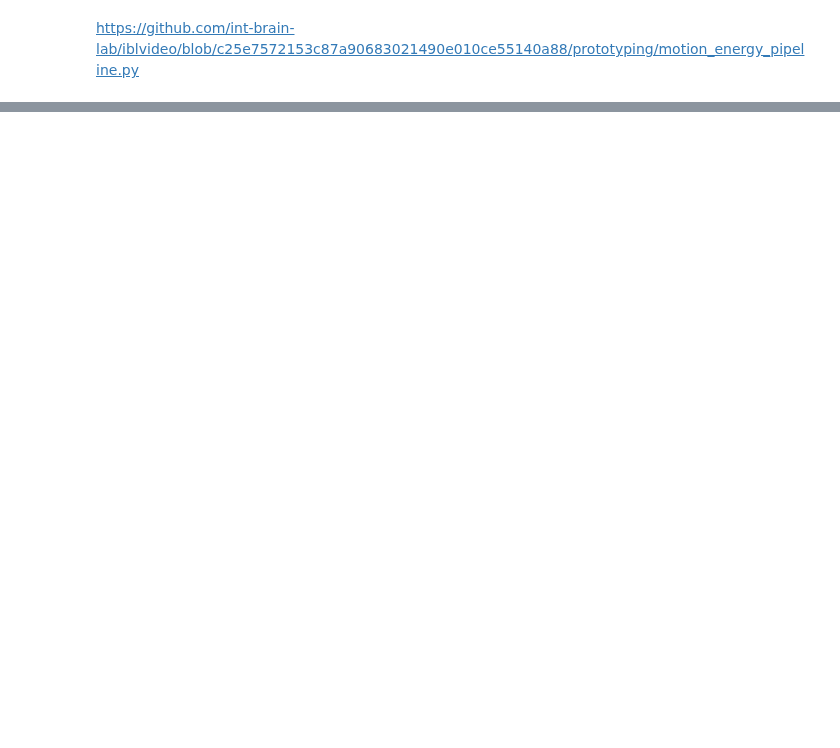
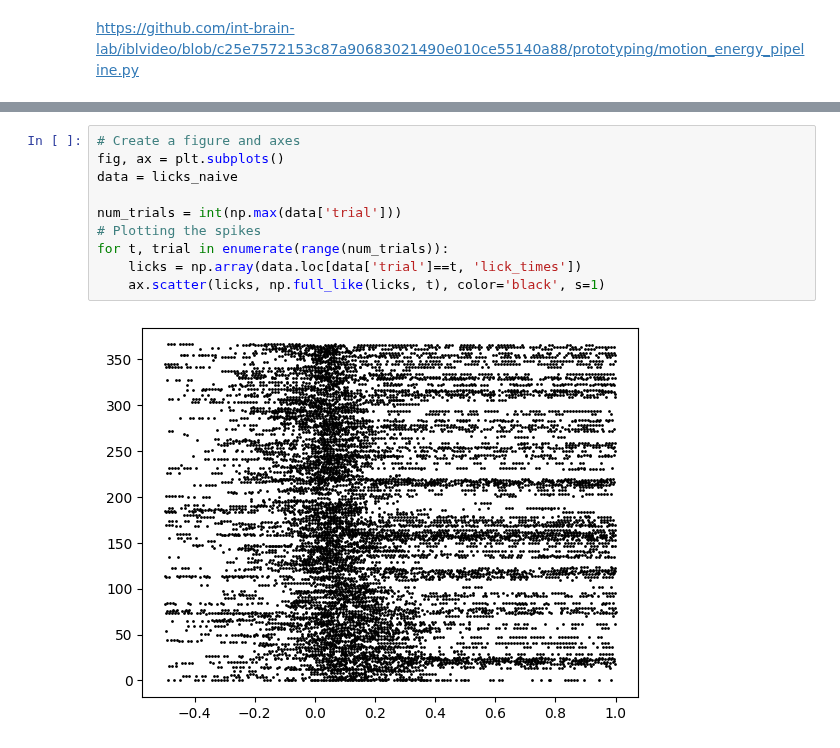
Before and after one commit to ineslaranjeira/representation_learning_variability, a Jupyter notebook: Video/Licking/licking.ipynb, the cells around one changed output, grey strips where cells are left out. Saved outputs shown, nothing was run; the diff lists cells and outputs as text; blank space fills up the shorter version.

```diff
--- a/Video/Licking/licking.ipynb
+++ b/Video/Licking/licking.ipynb
@@ -89,0 +99,12 @@ ConnectionError: HTTPSConnectionPool(host='alyx.internationalbrainlab.org', port
+# %%
+# Create a figure and axes
+fig, ax = plt.subplots()
+data = licks_naive
+
+num_trials = int(np.max(data['trial']))
+# Plotting the spikes
+for t, trial in enumerate(range(num_trials)):
+    licks = np.array(data.loc[data['trial']==t, 'lick_times'])
+    ax.scatter(licks, np.full_like(licks, t), color='black', s=1)
+# %% [output]
+[figure, added]
```
Also changed, not shown: parts of 11 cells of this notebook.
